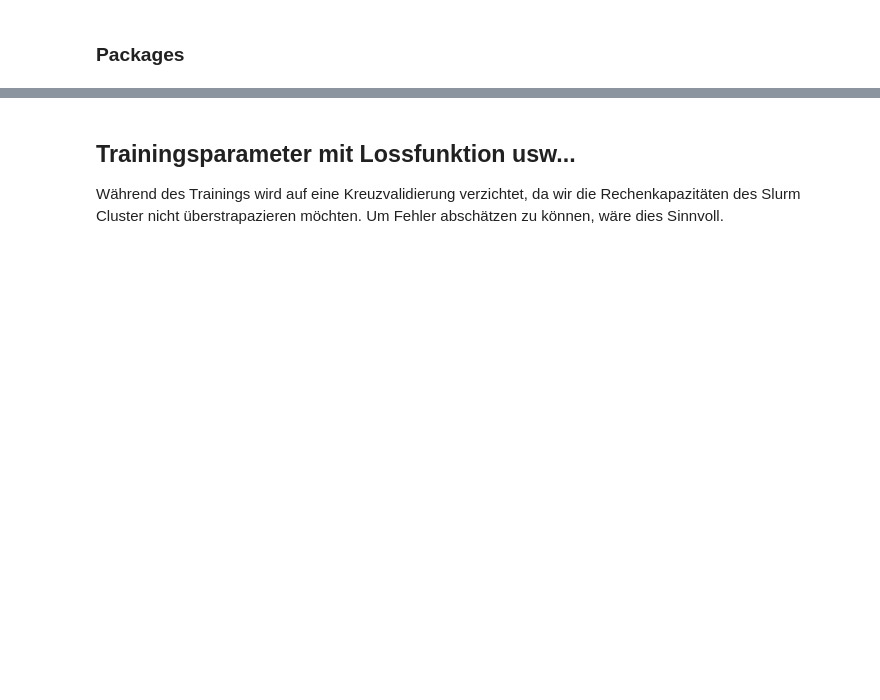
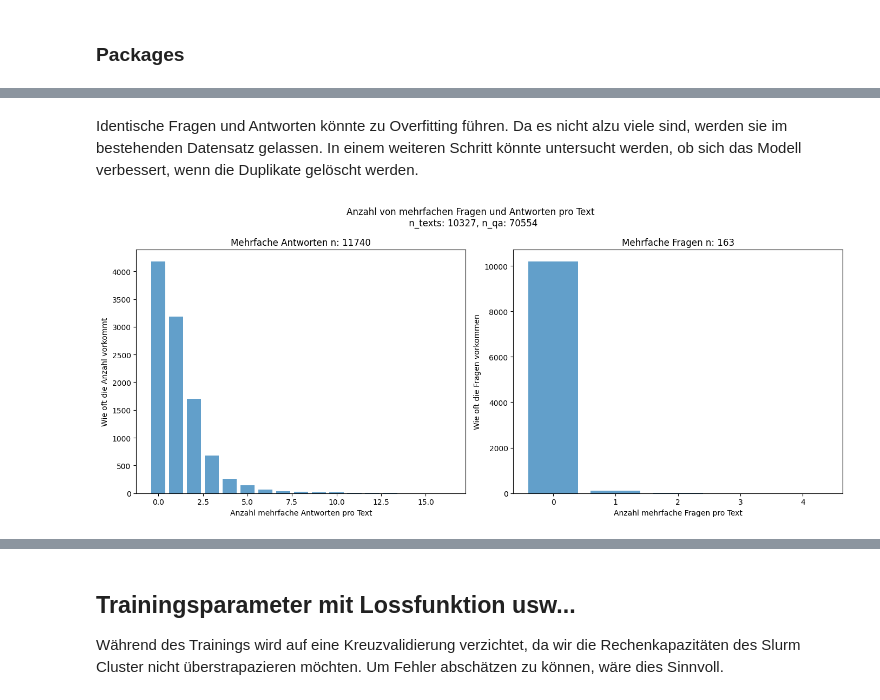
Before and after one commit to swiggy123/npr_mc2, a Jupyter notebook: report.ipynb, the cells around one changed output, grey strips where cells are left out. Drawn from its saved outputs; the diff is of its cells as text; code cells hidden in the pictures; blank space fills up the shorter version.

```diff
--- a/report.ipynb
+++ b/report.ipynb
@@ -63,0 +116,41 @@ import re
+# %% [markdown]
+Identische Fragen und Antworten könnte zu Overfitting führen. Da es nicht alzu viele sind, werden sie im bestehenden Datensatz gelassen. In einem weiteren Schritt könnte untersucht werden, ob sich das Modell verbessert, wenn die Duplikate gelöscht werden.
+# %%
+number_of_answers_set = [len(set(answers)) for answers in dataset["train"]["answers"]]
+n_duplicates = np.array(number_of_answers) - np.array(number_of_answers_set)
+
+number_counts = Counter(n_duplicates)
+
+unique_numbers = list(number_counts.keys())
+counts = list(number_counts.values())
+
+# Create subplots with 1 row and 2 columns
+fig, axs = plt.subplots(1, 2, figsize=(14, 6))  # Adjust the figure size as needed
+
+# Plot for number_of_answers
+axs[0].bar(unique_numbers, counts, align='center', alpha=0.7)
+axs[0].set_xlabel('Anzahl mehrfache Antworten pro Text')
+axs[0].set_ylabel('Wie oft die Anzahl vorkommt')
+axs[0].set_title(f'Mehrfache Antworten n: {sum(n_duplicates)}')
+
+# Plot for number_of_questions
+number_of_questions_set = [len(set(questions)) for questions in dataset["train"]["questions"]]
+n_duplicates = np.array(number_of_questions) - np.array(number_of_questions_set)
+
+number_counts = Counter(n_duplicates)
+
+unique_numbers = list(number_counts.keys())
+counts = list(number_counts.values())
+
+axs[1].bar(unique_numbers, counts, align='center', alpha=0.7)
+axs[1].set_xlabel('Anzahl mehrfache Fragen pro Text')
+axs[1].set_ylabel('Wie oft die Fragen vorkommen')
+axs[1].set_title(f'Mehrfache Fragen n: {sum(n_duplicates)}')
+
+plt.suptitle(f"Anzahl von mehrfachen Fragen und Antworten pro Text \n n_texts: {len(number_of_questions)}, n_qa: {sum(number_of_questions)}")
+# Adjust spacing between subplots
+plt.tight_layout()
+# Display the combined figure with subplots
+plt.show()
+# %% [output]
+[figure, added]
```
Also changed, not shown: parts of 23 cells of this notebook.
